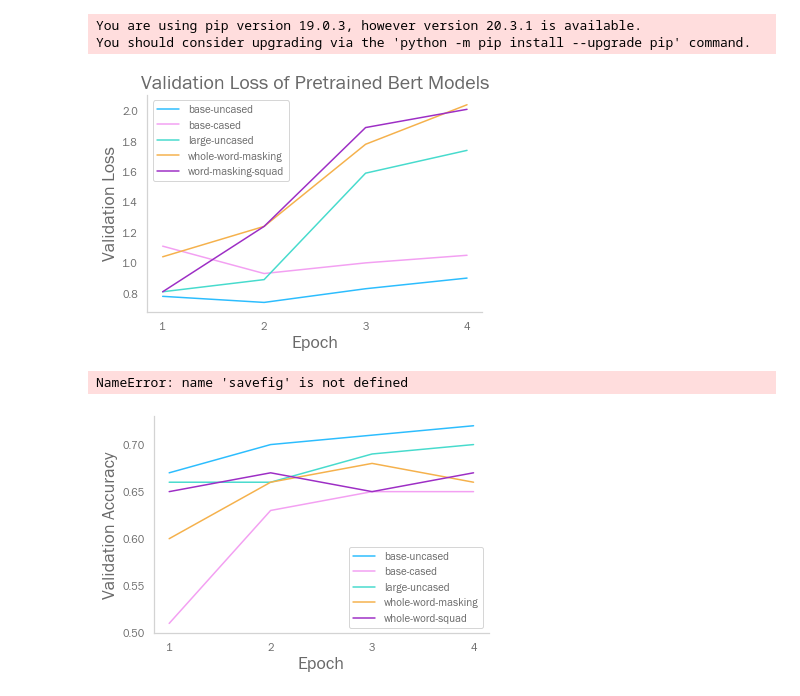
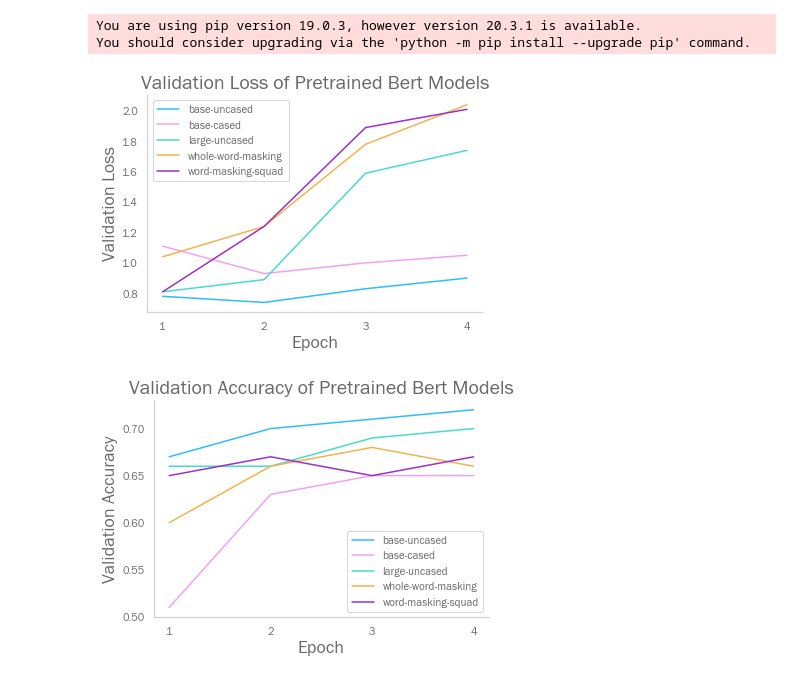
Before and after one commit to Adarshvader/ORIE_4741_Project, a Jupyter notebook: bert/bert validation graphs.ipynb, the cells around one changed output. Cells and saved outputs as stored; diff of their text form; code cells hidden in the pictures.

Commit message:
more bert graphs

```diff
--- a/bert/bert validation graphs.ipynb
+++ b/bert/bert validation graphs.ipynb
@@ -72,25 +72,24 @@ plt.xlabel("Epoch")
 plt.ylabel("Validation Loss")
 plt.legend(["base-uncased","base-cased","large-uncased","whole-word-masking","word-masking-squad"])
 plt.show()
-savefig('bert_validation_loss.png', bbox_inches='tight')
+fig.savefig('bert_validation_loss.png', bbox_inches='tight')
 # %% [output]
 [figure]
-NameError: name 'savefig' is not defined
 # %%
 fig = plt.figure()
 plt.xticks([1,2,3,4],["1","2","3","4"])
 
 epoch=[1,2,3,4]
 plt.plot(epoch, [.67,.70,.71,.72])
 plt.plot(epoch, [.51,.63,.65,.65])
 plt.plot(epoch, [.66,.66,.69,.7])
 plt.plot(epoch, [.60,.66,.68,.66])
 plt.plot(epoch, [.65,.67,.65,.67])
 plt.title("Validation Accuracy of Pretrained Bert Models")
 plt.xlabel("Epoch")
 plt.ylabel("Validation Accuracy")
 plt.legend(["base-uncased","base-cased","large-uncased","whole-word-masking","word-masking-squad"])
 plt.show()
-savefig('bert_validation_accuracy.png', bbox_inches='tight')
+fig.savefig('bert_validation_accuracy.png', bbox_inches='tight')
 # %% [output]
-[figure, old version]
+[figure, new version]
```
Also changed, not shown: parts of 7 cells of this notebook, 1 other file.
